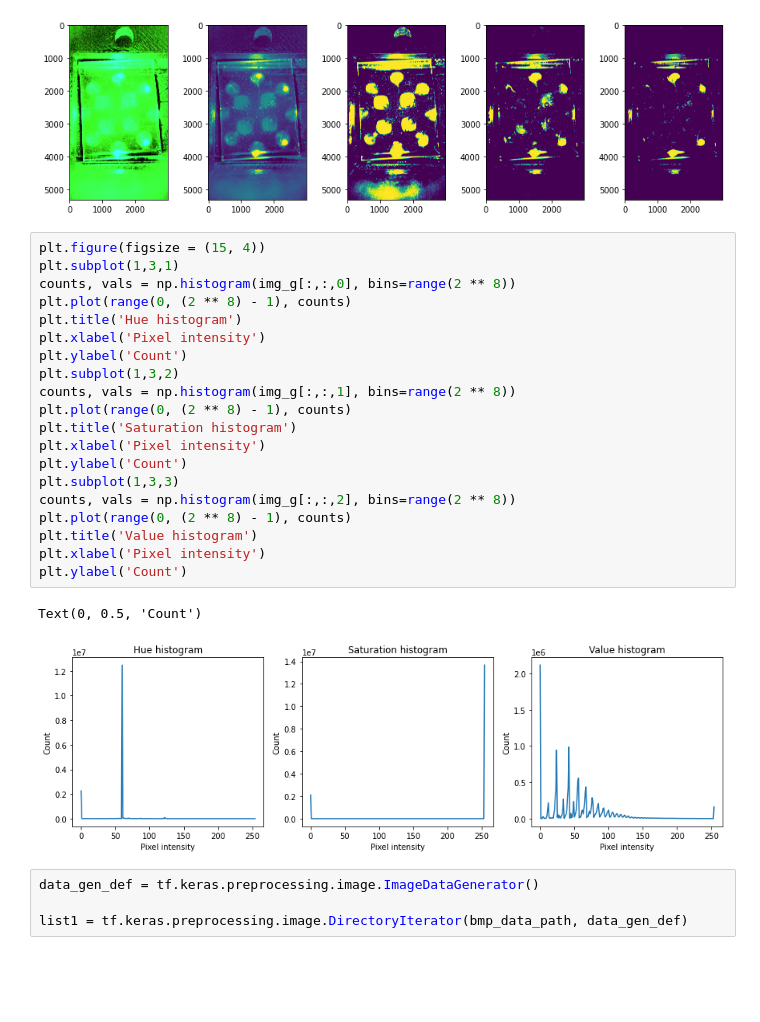
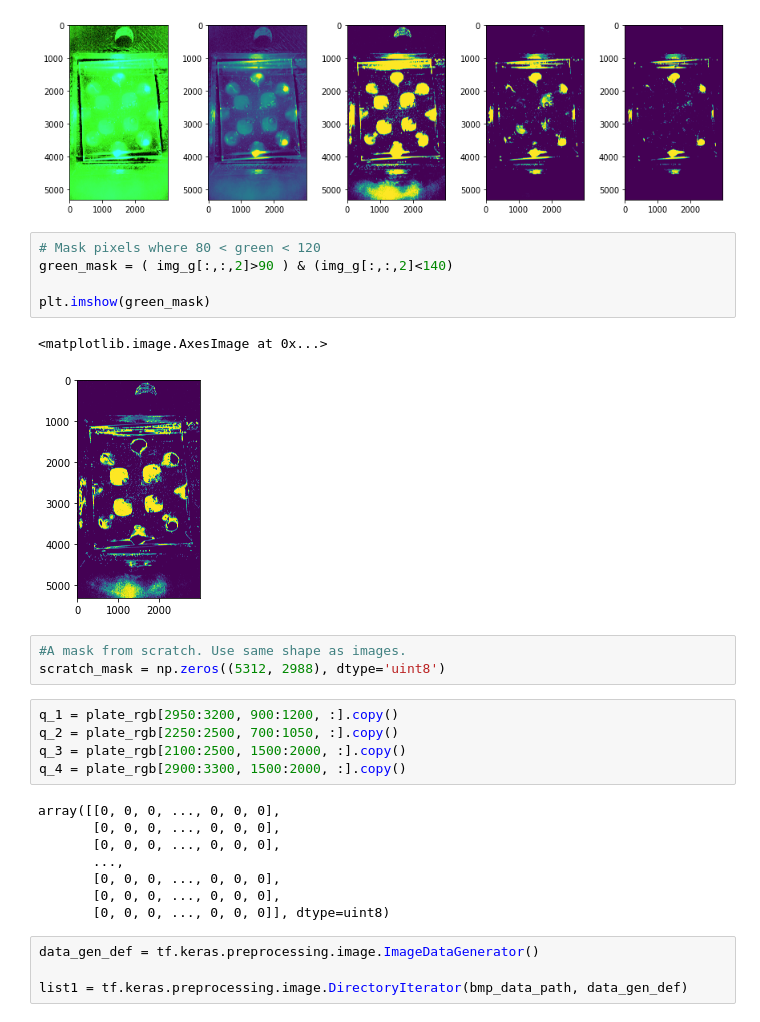
Before and after one commit to ncsu-landscape-dynamics/LAMP_assay_automation, a Jupyter notebook: hybridPyTorchImSeg.ipynb, the cells around one changed output. Drawn from its saved outputs; the diff is of its cells as text; blank space fills up the shorter version.

```diff
--- a/hybridPyTorchImSeg.ipynb
+++ b/hybridPyTorchImSeg.ipynb
@@ -88,29 +112,30 @@ plt.imshow(img_g[:,:,2]>150)
 # %% [output]
 <matplotlib.image.AxesImage at 0x...>
 [figure]
-# %%
-plt.figure(figsize = (15, 4))
-plt.subplot(1,3,1)
-counts, vals = np.histogram(img_g[:,:,0], bins=range(2 ** 8))
-plt.plot(range(0, (2 ** 8) - 1), counts)
-plt.title('Hue histogram')
-plt.xlabel('Pixel intensity')
-plt.ylabel('Count')
-plt.subplot(1,3,2)
-counts, vals = np.histogram(img_g[:,:,1], bins=range(2 ** 8))
-plt.plot(range(0, (2 ** 8) - 1), counts)
-plt.title('Saturation histogram')
-plt.xlabel('Pixel intensity')
-plt.ylabel('Count')
-plt.subplot(1,3,3)
-counts, vals = np.histogram(img_g[:,:,2], bins=range(2 ** 8))
-plt.plot(range(0, (2 ** 8) - 1), counts)
-plt.title('Value histogram')
-plt.xlabel('Pixel intensity')
-plt.ylabel('Count')
-# %% [output]
-Text(0, 0.5, 'Count')
-[figure, removed]
+# %%
+# Mask pixels where 80 < green < 120
+green_mask = ( img_g[:,:,2]>90 ) & (img_g[:,:,2]<140)
+
+plt.imshow(green_mask)
+# %% [output]
+<matplotlib.image.AxesImage at 0x...>
+[figure, added]
+# %%
+#A mask from scratch. Use same shape as images.
+scratch_mask = np.zeros((5312, 2988), dtype='uint8')
+# %%
+q_1 = plate_rgb[2950:3200, 900:1200, :].copy()
+q_2 = plate_rgb[2250:2500, 700:1050, :].copy()
+q_3 = plate_rgb[2100:2500, 1500:2000, :].copy()
+q_4 = plate_rgb[2900:3300, 1500:2000, :].copy()
+# %% [output]
+array([[0, 0, 0, ..., 0, 0, 0],
+       [0, 0, 0, ..., 0, 0, 0],
+       [0, 0, 0, ..., 0, 0, 0],
+       ...,
+       [0, 0, 0, ..., 0, 0, 0],
+       [0, 0, 0, ..., 0, 0, 0],
+       [0, 0, 0, ..., 0, 0, 0]], dtype=uint8)
 # %%
 data_gen_def = tf.keras.preprocessing.image.ImageDataGenerator()
 
```
Also changed, not shown: parts of 2 cells of this notebook.
